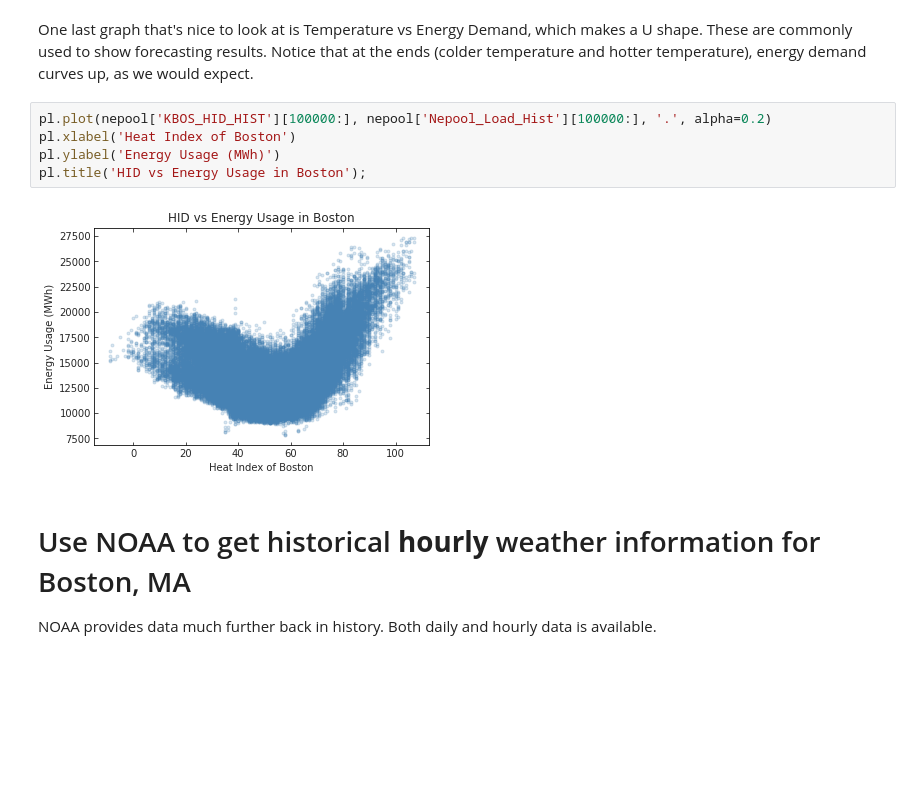
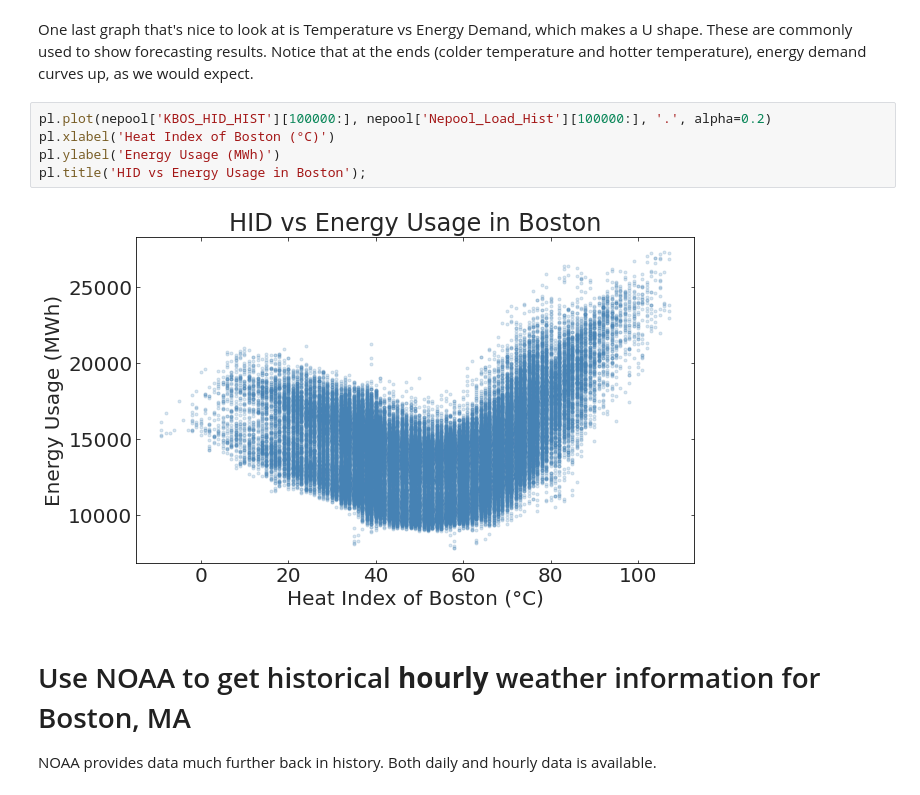
Before and after one commit to takao8/MLTSAProject, a Jupyter notebook: NEPOOL_Data_Exploration.ipynb, the cells around one changed output. Cells and saved outputs as stored; diff of their text form; blank space fills up the shorter version.

```diff
--- a/NEPOOL_Data_Exploration.ipynb
+++ b/NEPOOL_Data_Exploration.ipynb
@@ -173,11 +173,11 @@ Overall, load doesn't behave too erratically, so it should be overall pretty eas
 One last graph that's nice to look at is Temperature vs Energy Demand, which makes a U shape.  These are commonly used to show forecasting results.  Notice that at the ends (colder temperature and hotter temperature), energy demand curves up, as we would expect.
 # %%
 pl.plot(nepool['KBOS_HID_HIST'][100000:], nepool['Nepool_Load_Hist'][100000:], '.', alpha=0.2)
-pl.xlabel('Heat Index of Boston')
+pl.xlabel('Heat Index of Boston (°C)')
 pl.ylabel('Energy Usage (MWh)')
 pl.title('HID vs Energy Usage in Boston');
 # %% [output]
-[figure, old version]
+[figure, new version]
 # %% [markdown]
 # Use NOAA to get historical **hourly** weather information for Boston, MA
 
```
Also changed, not shown: parts of 31 cells of this notebook.
